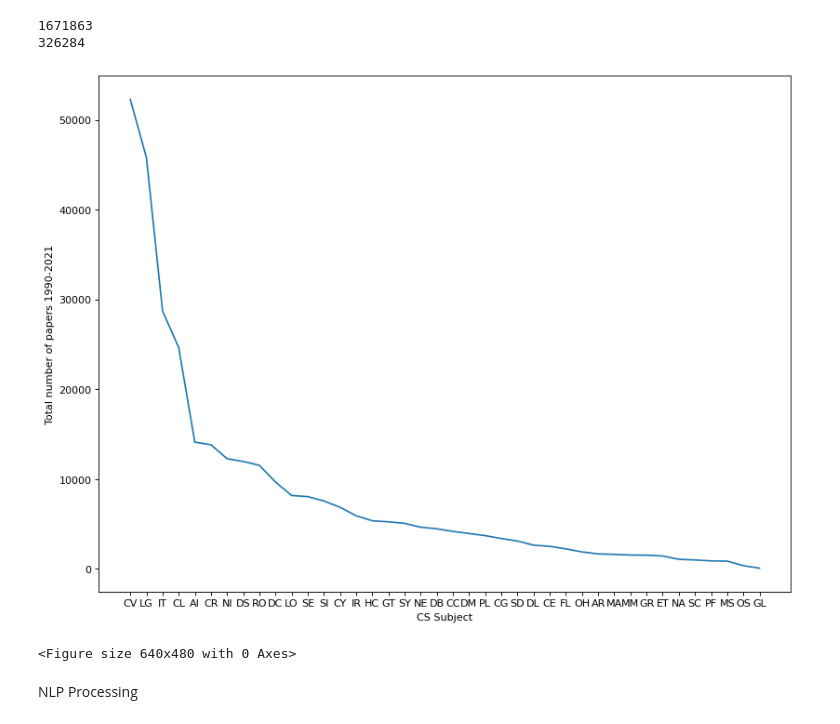
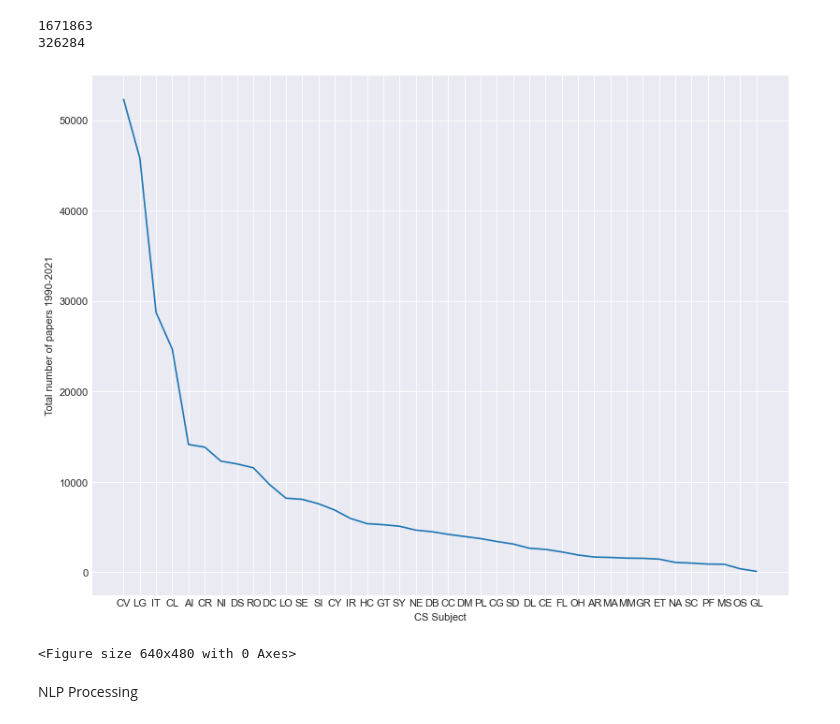
Before and after one commit to mijovicmia/4YP, a Jupyter notebook: finalish.ipynb, the cells around one changed output. Cells and saved outputs as stored; diff of their text form; code cells hidden in the pictures.

```diff
--- a/finalish.ipynb
+++ b/finalish.ipynb
@@ -257,17 +257,17 @@ csub = OrderedDict(csub)
 # %%
 import matplotlib
 import matplotlib.pyplot as plt
-plt.style.use('default')
+plt.style.use('seaborn-darkgrid')
 plt.figure(figsize=(12, 9), dpi=80)
 x_plt = list(csub.keys())
 y_plt = list(csub.values())
 plt.plot(x_plt, y_plt)
 plt.xlabel("CS Subject")
 plt.ylabel("Total number of papers 1990-2021")
 plt.show()
 plt.savefig('../Graphs/Final/subjectDistributionFinal.png')
 # %% [output]
-[figure, old version]
+[figure, new version]
 <Figure size 640x480 with 0 Axes>
 # %%
 df_cs = df_cs.drop(columns=['id', 'authors', 'title'])
```
Also changed, not shown: parts of 79 cells of this notebook.
